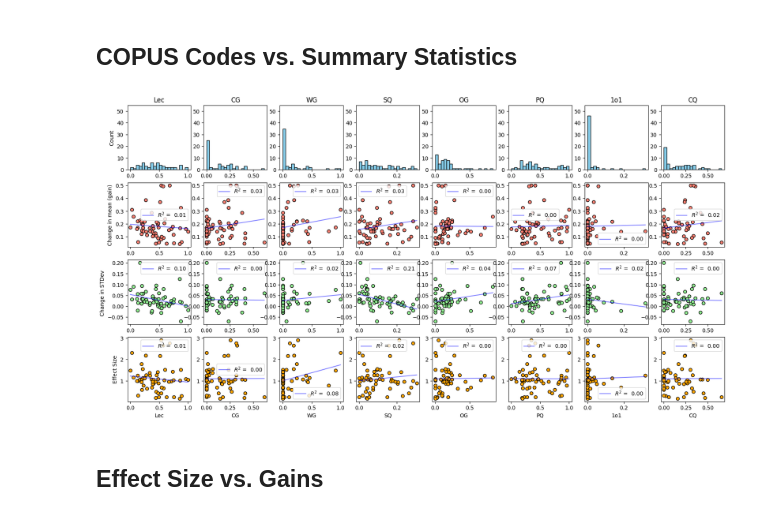
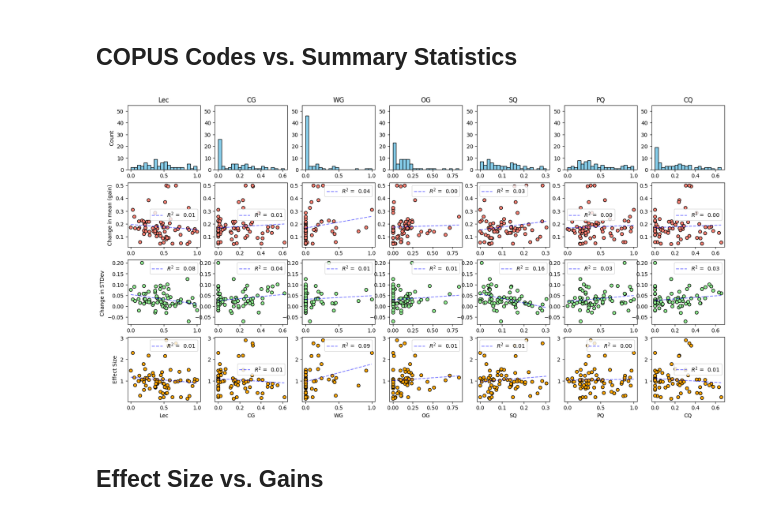
Before and after one commit to oross314/Modeling-Active-Learning-Classrooms, a Jupyter notebook: data_exploration_plots.ipynb, the cells around one changed output. Drawn from its saved outputs; the diff is of its cells as text; code cells hidden in the pictures.

```diff
--- a/data_exploration_plots.ipynb
+++ b/data_exploration_plots.ipynb
@@ -93,6 +52,6 @@ percent of classes with Lec: 98.18%
 # %%
-n_features = 8
-corr = np.corrcoef(published_COPUS_data[:, :n_features].T)
+n_features = 7
+corr = np.corrcoef(COPUS_data[:, :n_features].T)
 
 
 corr[corr == 1] = 0
@@ -114,19 +72,0 @@ plt.show()
-# %%
-n_features = COPUS_data.shape[1]
-corr = np.corrcoef(published_COPUS_data.T)
-
-
-corr[corr == 1] = 0
-#label each pixel with the numeric value
-for i in range(n_features):
-    for j in range(n_features):
-        if j < i:
-            plt.text(j, i, f'{corr[i, j]:.2f}', ha='center', va='center', color='black')
-        else: corr[i,j] = 0
-plt.imshow(corr, vmin = -1, vmax=1, cmap='coolwarm')
-plt.colorbar()
-plt.xticks(np.arange(n_features), labels, rotation=45, ha='right')
-plt.yticks(np.arange(n_features), labels)
-plt.title('Correlation Matrix of COPUS Variables')
-plt.tight_layout()
-plt.show()
@@ -135,8 +73,7 @@ plt.show()
 # %% [markdown]
 ## COPUS Codes vs. Summary Statistics
 # %%
-#retained_labels = ['Lec', 'CG', 'WG', 'SQ', ]
-retained_labels = ['Lec', 'CG', 'WG', 'SQ', 'OG', 'PQ', '1o1', 'CQ']
+retained_labels =[ 'Lec', 'CG',  'WG', 'OG','SQ',  'PQ',  'CQ', ]
 
 n_features = len(retained_labels)
 COPUS_data = data[retained_labels].values
@@ -147,37 +84,37 @@ for i in range(n_features):
     ax[0, i].set_title(retained_labels[i])
     ax[0, i].hist(COPUS_data[:, i], bins=20, color='skyblue', edgecolor='black')
 
     ax[0,i].set_ylim(0, 55)
 
     ax[1, i].scatter(COPUS_data[:, i], gains, color='salmon', edgecolor='black')
     m, b = np.polyfit(COPUS_data[:, i], gains, 1)
     corr = np.corrcoef(COPUS_data[:, i], gains)[0, 1]**2
-    ax[1, i].plot(x0, m*x0 + b, color='blue', label = f'$R^2$ =  {corr:.2f}', alpha = .5  )
+    ax[1, i].plot(x0, m*x0 + b, '--', color='blue', label = f'$R^2$ =  {corr:.2f}', alpha = .5  )
     ax[1, i].legend()
 
     ax[2, i].scatter(COPUS_data[:, i], std_diffs, color='lightgreen', edgecolor='black')
     m, b = np.polyfit(COPUS_data[:, i], std_diffs, 1)
     corr = np.corrcoef(COPUS_data[:, i], std_diffs)[0, 1]**2
-    ax[2, i].plot(x0, m*x0 + b, color='blue', label = f'$R^2$ =  {corr:.2f}', alpha = .5  )
+    ax[2, i].plot(x0, m*x0 + b, '--',color='blue', label = f'$R^2$ =  {corr:.2f}', alpha = .5  )
     ax[2, i].legend()
 
 
     ax[3, i].scatter(COPUS_data[:, i], effect_sizes, color='orange', edgecolor='black')
     ax[3, i].set_xlabel(retained_labels[i])
     m, b = np.polyfit(COPUS_data[:, i], effect_sizes, 1)
     corr = np.corrcoef(COPUS_data[:, i], effect_sizes)[0, 1]**2
-    ax[3, i].plot(x0, m*x0 + b, color='blue', label = f'$R^2$ =  {corr:.2f}', alpha = .5  )
+    ax[3, i].plot(x0, m*x0 + b, '--', color='blue', label = f'$R^2$ =  {corr:.2f}', alpha = .5  )
     ax[3, i].legend()
 ax[0, 0].set_ylabel('Count')
 ax[1, 0].set_ylabel('Change in mean (gain)')
 ax[2, 0].set_ylabel('Change in STDev ')
 ax[3, 0].set_ylabel('Effect Size')
 #fig.suptitle('COPUS Variables vs. Outcomes')
 #fig.tight_layout()
 plt.savefig('Figs/COPUS_dists.png', dpi=300)
 plt.show()
 # %% [output]
-[figure, old version]
+[figure, new version]
 # %% [markdown]
 ## Effect Size vs. Gains
 # %%
```
Also changed, not shown: parts of 11 cells of this notebook, 9 other files.
